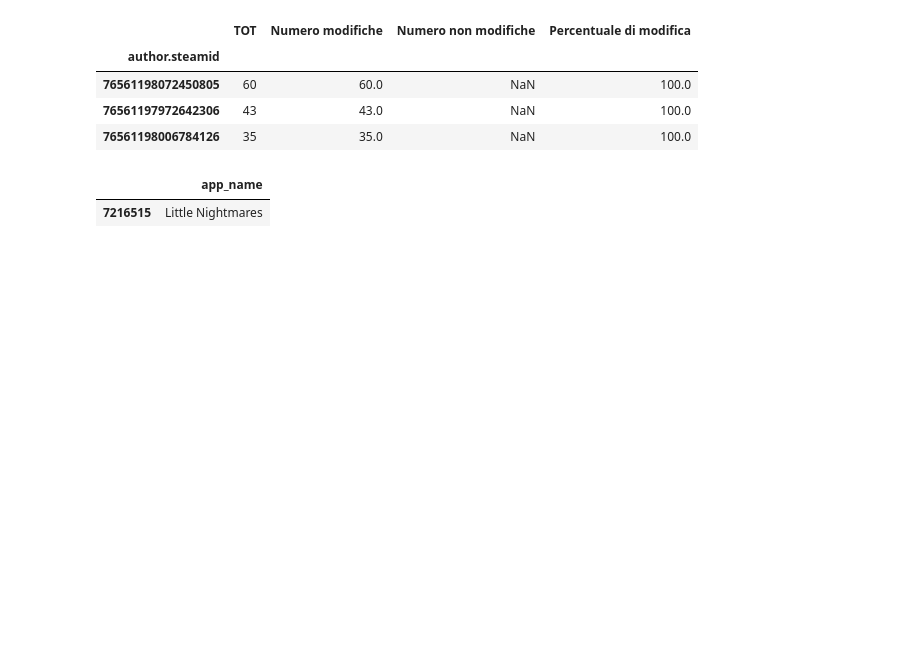
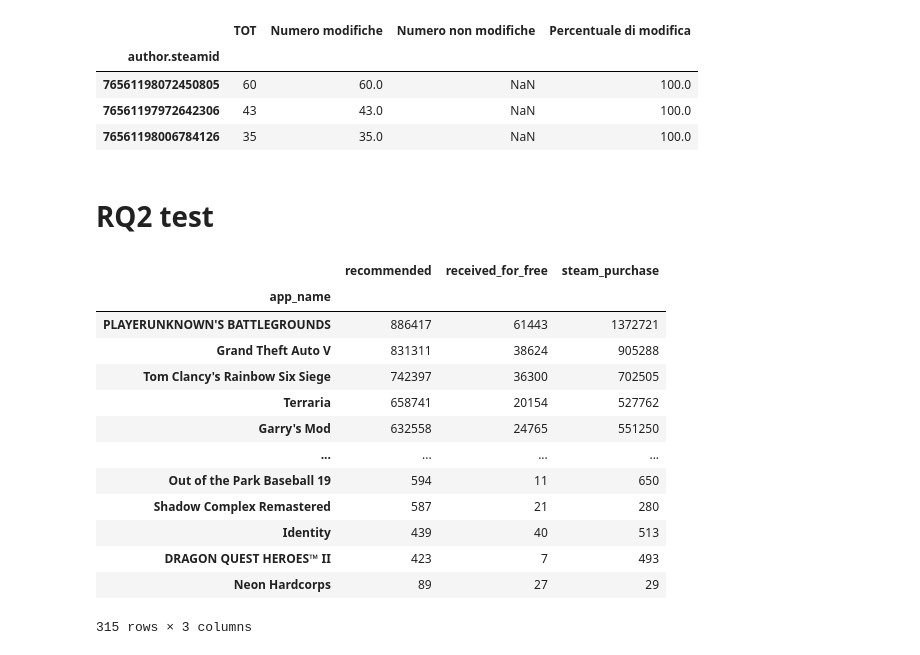
Before and after one commit to Requiem98/ADM-HW2, a Jupyter notebook: testAllDataset.ipynb, the cells around one changed output. Saved outputs shown, nothing was run; the diff lists cells and outputs as text; code cells hidden in the pictures; blank space fills up the shorter version.

```diff
--- a/testAllDataset.ipynb
+++ b/testAllDataset.ipynb
@@ -198,5 +196,19 @@ d = df.steam[["app_name"]].drop_duplicates()
+# %% [markdown]
+# RQ2 test
 # %%
-d[(d["app_name"]== "Little Nightmares")]
+df.steam[["app_name", "recommended", "received_for_free", "steam_purchase"]].groupby(["app_name"]).sum().sort_values(["recommended"], ascending=False)
 # %% [output]
-|  | app_name |
-| 7216515 | Little Nightmares |
+|  | recommended | received_for_free | steam_purchase |
+| app_name |  |  |  |
+| PLAYERUNKNOWN'S BATTLEGROUNDS | 886417 | 61443 | 1372721 |
+| Grand Theft Auto V | 831311 | 38624 | 905288 |
+| Tom Clancy's Rainbow Six Siege | 742397 | 36300 | 702505 |
+| Terraria | 658741 | 20154 | 527762 |
+| Garry's Mod | 632558 | 24765 | 551250 |
+| ... | ... | ... | ... |
+| Out of the Park Baseball 19 | 594 | 11 | 650 |
+| Shadow Complex Remastered | 587 | 21 | 280 |
+| Identity | 439 | 40 | 513 |
+| DRAGON QUEST HEROES™ II | 423 | 7 | 493 |
+| Neon Hardcorps | 89 | 27 | 29 |
+315 rows × 3 columns
```
Also changed, not shown: parts of 5 cells of this notebook, 3 other files.
